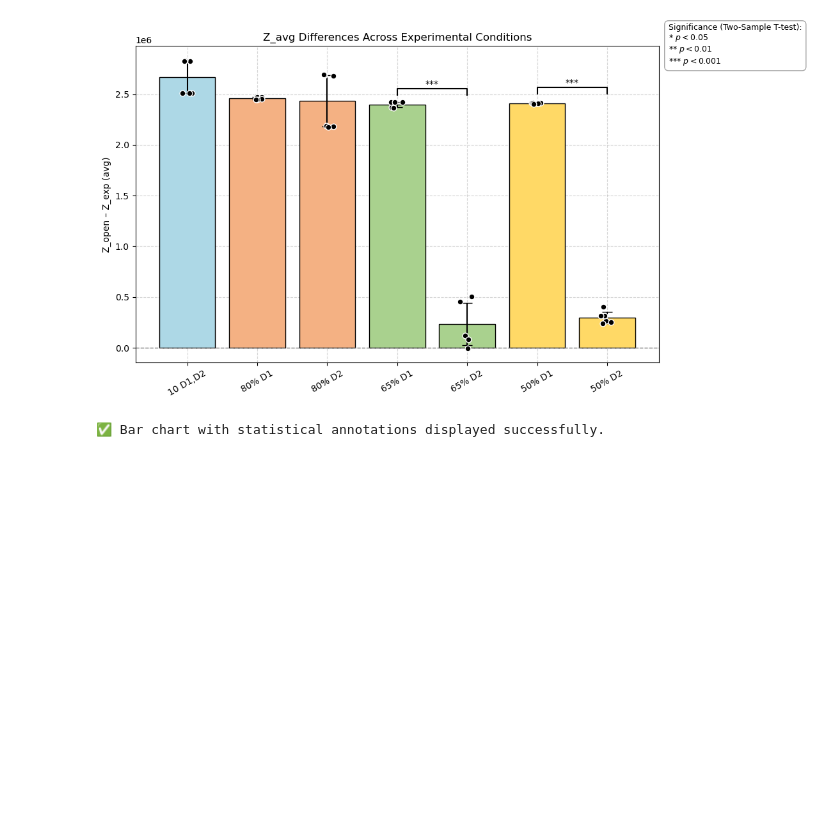
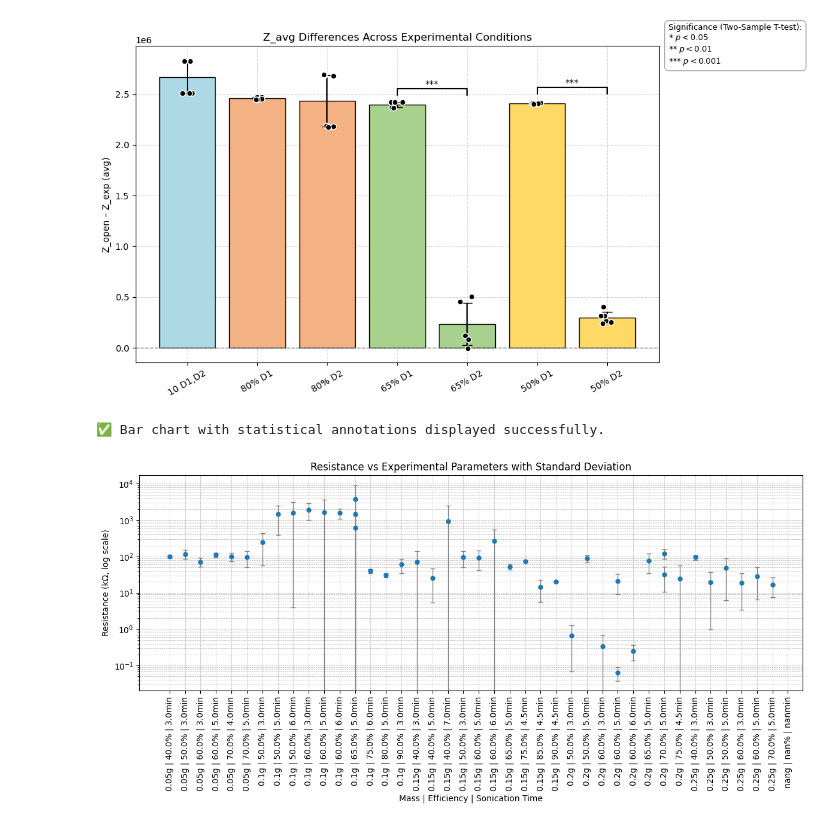
Before and after one commit to dz-enigmatologist/AranLab, a Jupyter notebook: deepta_EIS_project/aw_d_EIS_code.ipynb, the cells around one changed output. Cells and saved outputs as stored; diff of their text form; code cells hidden in the pictures; blank space fills up the shorter version.

Commit message:
added resisstance graph and modified it to also process csv files

```diff
--- a/deepta_EIS_project/aw_d_EIS_code.ipynb
+++ b/deepta_EIS_project/aw_d_EIS_code.ipynb
@@ -731,3 +1065,44 @@ plot_zavg_differences_all(summary_excel_path)
 Figure saved to Zavg_differences_plot.png
 [figure]
 ✅ Bar chart with statistical annotations displayed successfully.
+# %%
+import pandas as pd
+import matplotlib.pyplot as plt
+import numpy as np
+
+# --- Load the data ---
+# Replace 'your_data.csv' with your actual CSV filename
+df = pd.read_csv('resistances_data.csv')
+
+# --- Create combined label for the x-axis ---
+df['Label'] = df.apply(lambda x: f"{x['Mass (g)']}g | {x['Efficiency (%)']}% | {x['Sonication Time (min)']}min", axis=1)
+
+# --- Sort by Mass, then Efficiency, then Time ---
+df = df.sort_values(by=['Mass (g)', 'Efficiency (%)', 'Sonication Time (min)'])
+
+# --- Plotting ---
+plt.figure(figsize=(12,6))
+
+plt.errorbar(
+    x=df['Label'],
+    y=df['Resistance (kOhm)'],
+    yerr=df['STDDEV'],
+    fmt='o',
+    ecolor='gray',
+    elinewidth=1,
+    capsize=3,
+    capthick=1,
+    markersize=5
+)
+
+plt.yscale('log')  # log scale for resistance
+plt.xticks(rotation=90)
+plt.xlabel('Mass | Efficiency | Sonication Time')
+plt.ylabel('Resistance (kΩ, log scale)')
+plt.title('Resistance vs Experimental Parameters with Standard Deviation')
+plt.tight_layout()
+plt.grid(True, which="both", linestyle='--', linewidth=0.5)
+
+plt.show()
+# %% [output]
+[figure, added]
```
Also changed, not shown: parts of 15 cells of this notebook, 8 other files.
